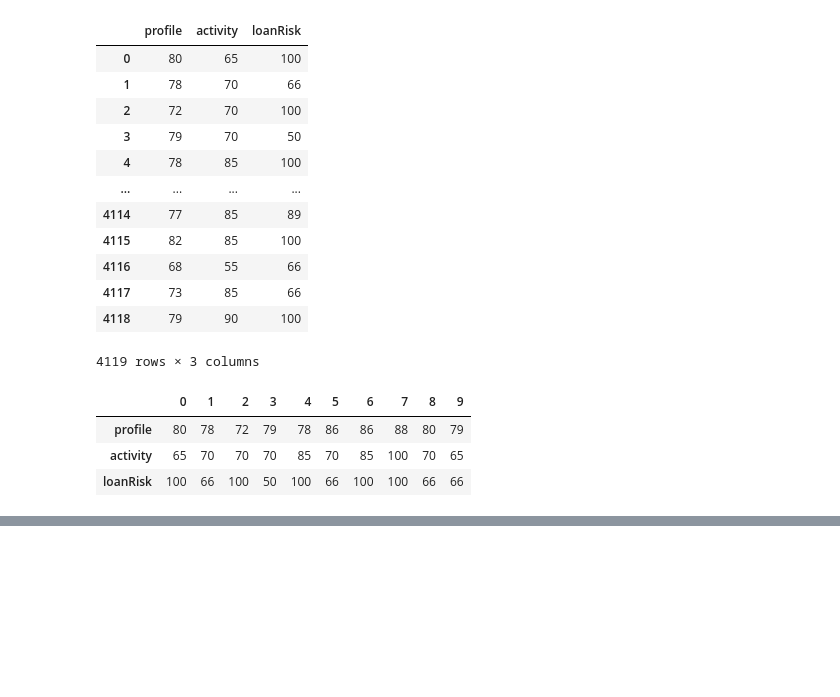
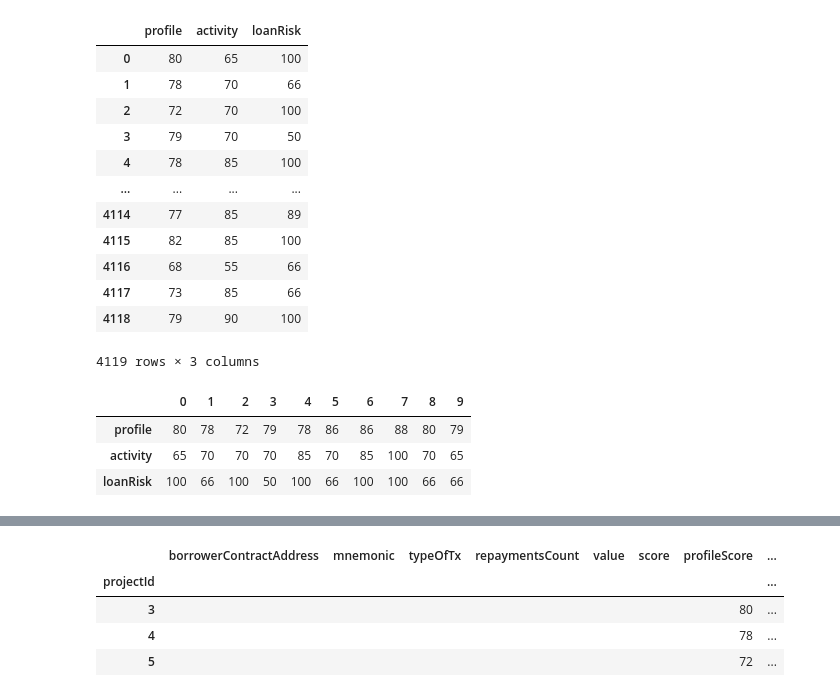
Before and after one commit to peii14/LoanTransaction, a Jupyter notebook: mine.ipynb, the cells around one changed output, grey strips where cells are left out. Drawn from its saved outputs; the diff is of its cells as text; code cells hidden in the pictures; blank space fills up the shorter version.

Commit message:
added batch0

```diff
--- a/mine.ipynb
+++ b/mine.ipynb
@@ -350,0 +425,17 @@ batchT.to_csv('./batch1Pivot.csv',index = True,header=False)
+# %%
+final = pd.read_csv('./test.csv',index_col=0)
+# %%
+size = 3
+batch = [final.loc[i:i+size-1,:] for i in range(0, len(final),size)]
+# %%
+index = 1
+batchData = batch[index]
+batches = pd.DataFrame(batchData)
+# %%
+batches
+# %% [output]
+|  | borrowerContractAddress | mnemonic | typeOfTx | repaymentsCount | value | score | profileScore | ... |
+| projectId |  |  |  |  |  |  |  | ... |
+| 3 |  |  |  |  |  |  | 80 | ... |
+| 4 |  |  |  |  |  |  | 78 | ... |
+| 5 |  |  |  |  |  |  | 72 | ... |
```
Also changed, not shown: parts of 12 cells of this notebook, 3 other files.
